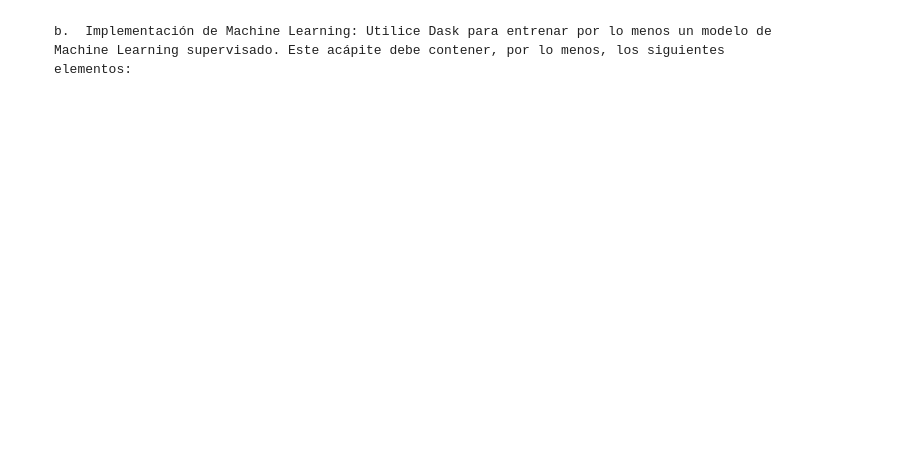
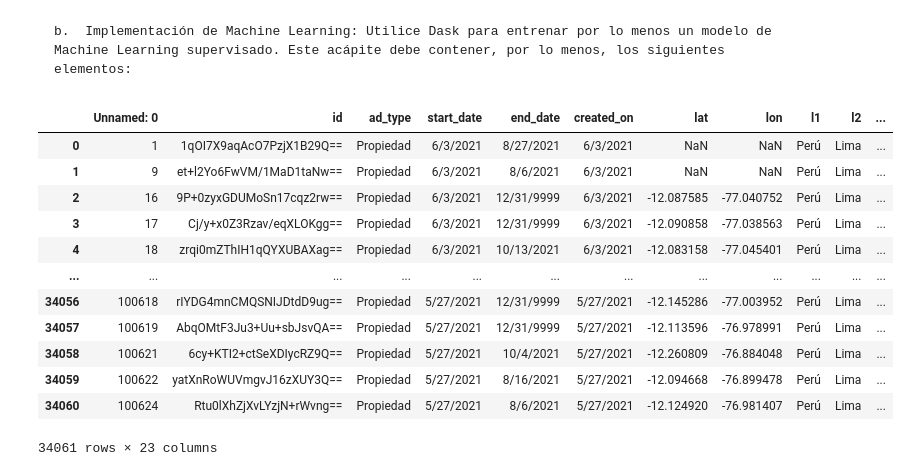
Before and after one commit to humitaz/BigData-Analytics, a Jupyter notebook: Trabajo 2.ipynb, the cells around one changed output. Cells and saved outputs as stored; diff of their text form; code cells hidden in the pictures; blank space fills up the shorter version.

```diff
--- a/Trabajo 2.ipynb
+++ b/Trabajo 2.ipynb
@@ -162,0 +173,18 @@ from sklearn import svm
+# %%
+#Primero definimos un objeto con nuestras variables predictoras (X)
+pandas_properati=pd.read_csv('properati.csv')
+pandas_properati
+# %% [output]
+|  | Unnamed: 0 | id | ad_type | start_date | end_date | created_on | lat | lon | l1 | l2 | ... |
+| 0 | 1 | 1qOI7X9aqAcO7PzjX1B29Q== | Propiedad | 6/3/2021 | 8/27/2021 | 6/3/2021 | NaN | NaN | Perú | Lima | ... |
+| 1 | 9 | et+l2Yo6FwVM/1MaD1taNw== | Propiedad | 6/3/2021 | 8/6/2021 | 6/3/2021 | NaN | NaN | Perú | Lima | ... |
+| 2 | 16 | 9P+0zyxGDUMoSn17cqz2rw== | Propiedad | 6/3/2021 | 12/31/9999 | 6/3/2021 | -12.087585 | -77.040752 | Perú | Lima | ... |
+| 3 | 17 | Cj/y+x0Z3Rzav/eqXLOKgg== | Propiedad | 6/3/2021 | 12/31/9999 | 6/3/2021 | -12.090858 | -77.038563 | Perú | Lima | ... |
+| 4 | 18 | zrqi0mZThIH1qQYXUBAXag== | Propiedad | 6/3/2021 | 10/13/2021 | 6/3/2021 | -12.083158 | -77.045401 | Perú | Lima | ... |
+| ... | ... | ... | ... | ... | ... | ... | ... | ... | ... | ... | ... |
+| 34056 | 100618 | rIYDG4mnCMQSNIJDtdD9ug== | Propiedad | 5/27/2021 | 12/31/9999 | 5/27/2021 | -12.145286 | -77.003952 | Perú | Lima | ... |
+| 34057 | 100619 | AbqOMtF3Ju3+Uu+sbJsvQA== | Propiedad | 5/27/2021 | 12/31/9999 | 5/27/2021 | -12.113596 | -76.978991 | Perú | Lima | ... |
+| 34058 | 100621 | 6cy+KTI2+ctSeXDIycRZ9Q== | Propiedad | 5/27/2021 | 10/4/2021 | 5/27/2021 | -12.260809 | -76.884048 | Perú | Lima | ... |
+| 34059 | 100622 | yatXnRoWUVmgvJ16zXUY3Q== | Propiedad | 5/27/2021 | 8/16/2021 | 5/27/2021 | -12.094668 | -76.899478 | Perú | Lima | ... |
+| 34060 | 100624 | Rtu0lXhZjXvLYzjN+rWvng== | Propiedad | 5/27/2021 | 8/6/2021 | 5/27/2021 | -12.124920 | -76.981407 | Perú | Lima | ... |
+34061 rows × 23 columns
```
Also changed, not shown: parts of 23 cells of this notebook.
